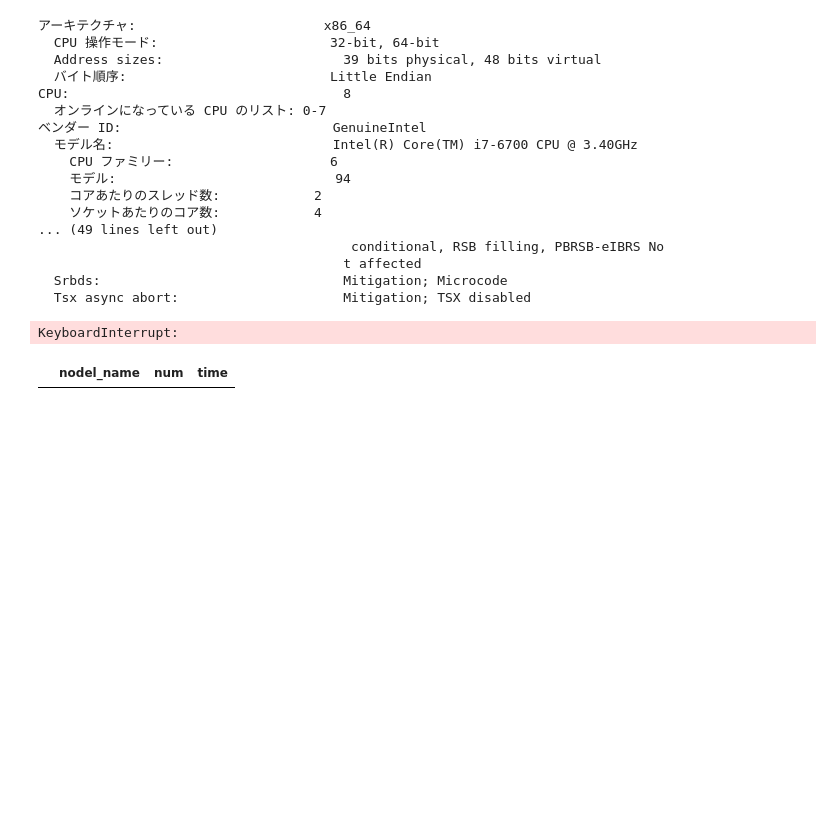
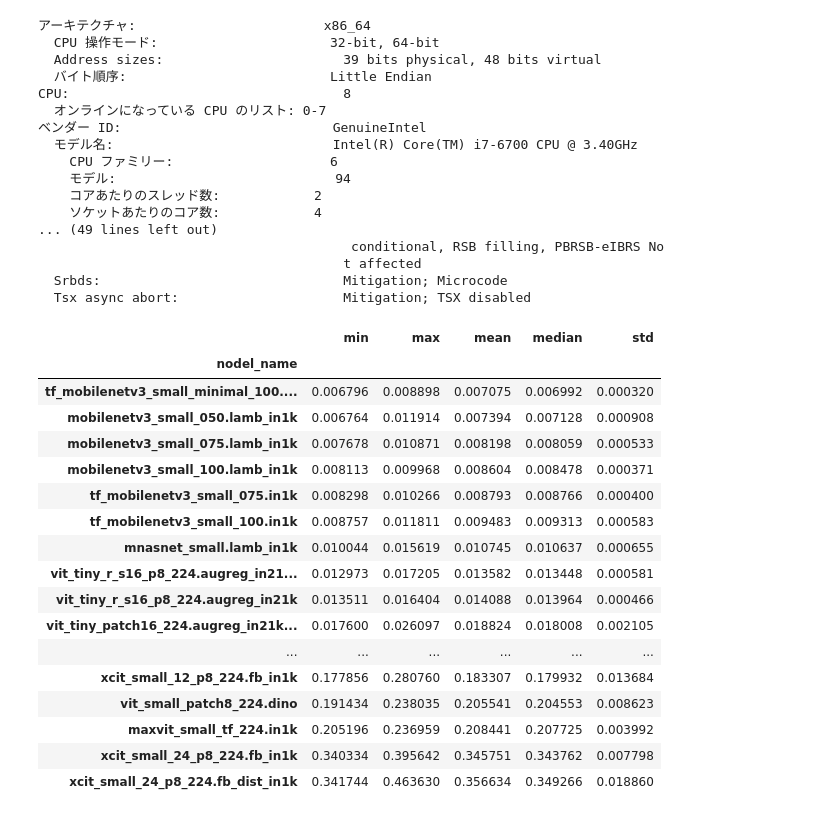
Before and after one commit to urario/timm_study, a Jupyter notebook: lightweight_models.ipynb, the cells around one changed output. Drawn from its saved outputs; the diff is of its cells as text; code cells hidden in the pictures; blank space fills up the shorter version.

```diff
--- a/lightweight_models.ipynb
+++ b/lightweight_models.ipynb
@@ -87,12 +87,34 @@ for model_name in tqdm(lightweight_models_224x224):
         result = model(x)
         end = time.perf_counter()
         tmp = pd.DataFrame(data=[[model_name, i, end-start]], columns=['nodel_name', 'num', 'time'])
-        df = pd.cancat([df, tmp], ignore_index=True, axis=0)
+        df = pd.concat([df, tmp], ignore_index=True, axis=0)
+        del tmp
 
     del model
-# %% [output]
-KeyboardInterrupt:
-# %%
-df
-# %% [output]
-|  | nodel_name | num | time |
+# %%
+agg_df = df.groupby('nodel_name').time.agg(['min', 'max', 'mean', 'median', 'std'])
+agg_df = agg_df.sort_values('median')
+# %%
+pd.set_option('display.max_rows', None)
+pd.set_option('display.max_columns', None)
+
+agg_df
+# %% [output]
+|  | min | max | mean | median | std |
+| nodel_name |  |  |  |  |  |
+| tf_mobilenetv3_small_minimal_100.... | 0.006796 | 0.008898 | 0.007075 | 0.006992 | 0.000320 |
+| mobilenetv3_small_050.lamb_in1k | 0.006764 | 0.011914 | 0.007394 | 0.007128 | 0.000908 |
+| mobilenetv3_small_075.lamb_in1k | 0.007678 | 0.010871 | 0.008198 | 0.008059 | 0.000533 |
+| mobilenetv3_small_100.lamb_in1k | 0.008113 | 0.009968 | 0.008604 | 0.008478 | 0.000371 |
+| tf_mobilenetv3_small_075.in1k | 0.008298 | 0.010266 | 0.008793 | 0.008766 | 0.000400 |
+| tf_mobilenetv3_small_100.in1k | 0.008757 | 0.011811 | 0.009483 | 0.009313 | 0.000583 |
+| mnasnet_small.lamb_in1k | 0.010044 | 0.015619 | 0.010745 | 0.010637 | 0.000655 |
+| vit_tiny_r_s16_p8_224.augreg_in21... | 0.012973 | 0.017205 | 0.013582 | 0.013448 | 0.000581 |
+| vit_tiny_r_s16_p8_224.augreg_in21k | 0.013511 | 0.016404 | 0.014088 | 0.013964 | 0.000466 |
+| vit_tiny_patch16_224.augreg_in21k... | 0.017600 | 0.026097 | 0.018824 | 0.018008 | 0.002105 |
+| ... | ... | ... | ... | ... | ... |
+| xcit_small_12_p8_224.fb_in1k | 0.177856 | 0.280760 | 0.183307 | 0.179932 | 0.013684 |
+| vit_small_patch8_224.dino | 0.191434 | 0.238035 | 0.205541 | 0.204553 | 0.008623 |
+| maxvit_small_tf_224.in1k | 0.205196 | 0.236959 | 0.208441 | 0.207725 | 0.003992 |
+| xcit_small_24_p8_224.fb_in1k | 0.340334 | 0.395642 | 0.345751 | 0.343762 | 0.007798 |
+| xcit_small_24_p8_224.fb_dist_in1k | 0.341744 | 0.463630 | 0.356634 | 0.349266 | 0.018860 |
```
Also changed, not shown: parts of 1 cell of this notebook.
